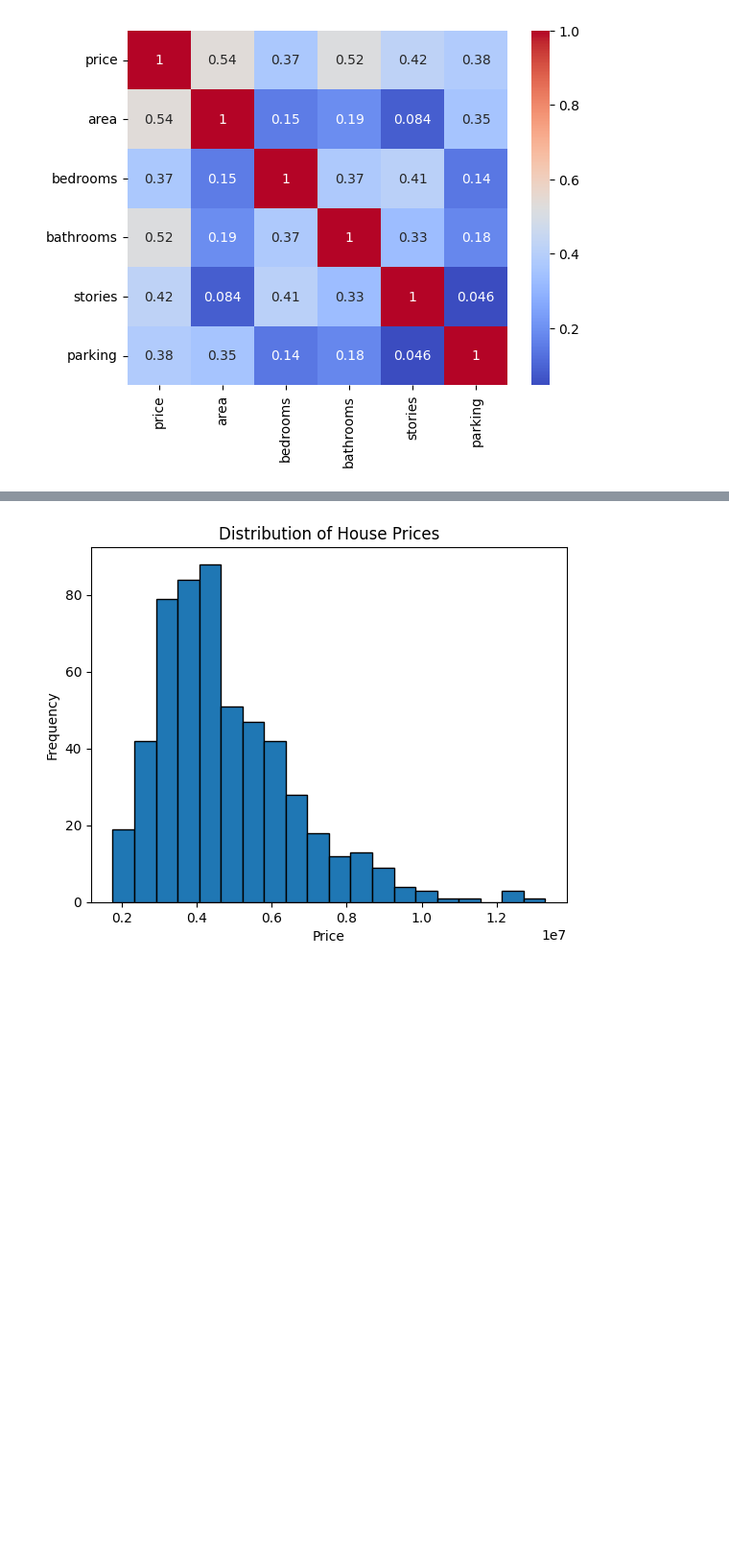
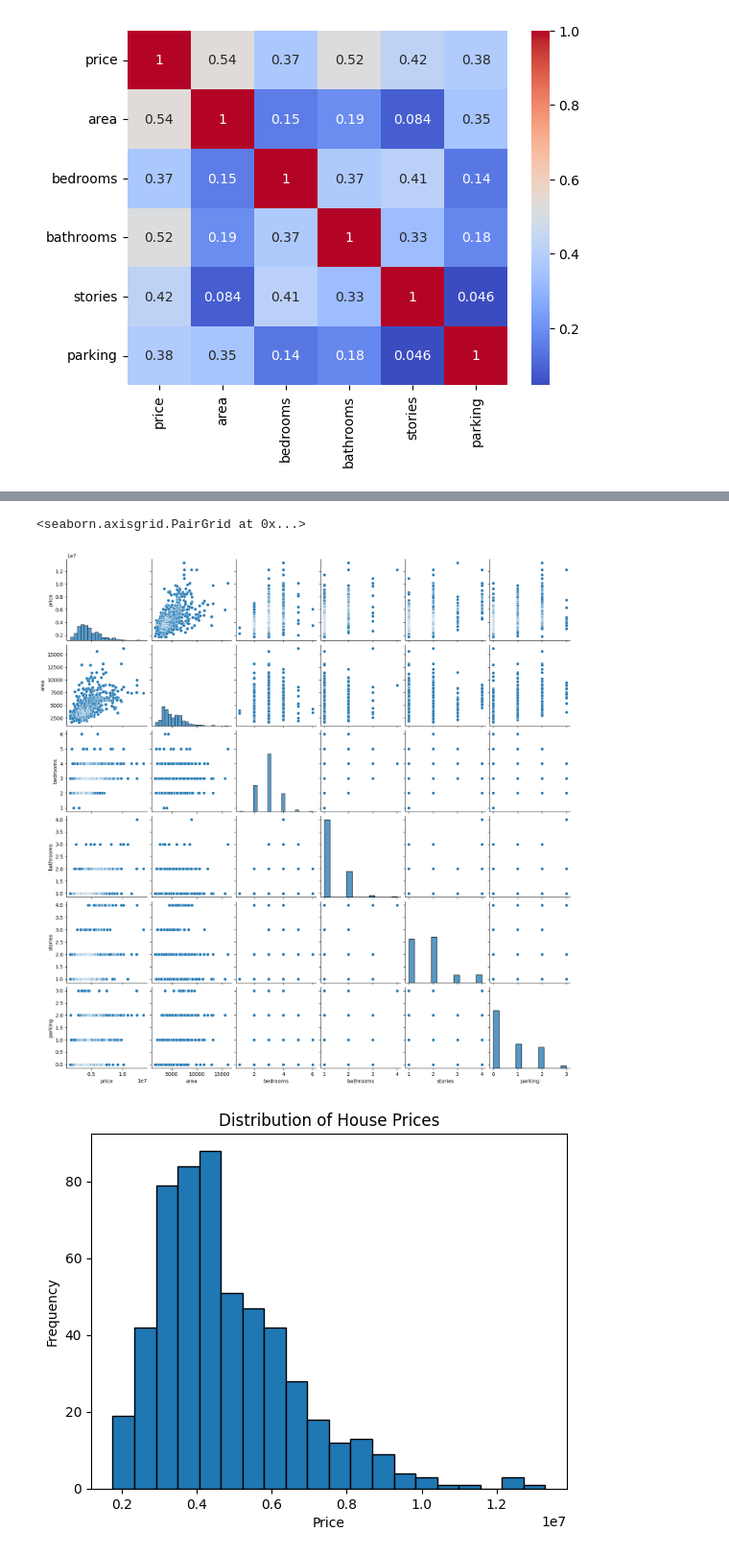
Before and after one commit to JherrerasPY/Project-001_House-Price-Prediction_Easy, a Jupyter notebook: house-price.ipynb, the cells around one changed output, grey strips where cells are left out. Shown at 96% size. Drawn from its saved outputs; the diff is of its cells as text; code cells hidden in the pictures; blank space fills up the shorter version.

```diff
--- a/house-price.ipynb
+++ b/house-price.ipynb
@@ -223,3 +263,8 @@ plt.show()
+# %%
+sns.pairplot(df)
+# %% [output]
+<seaborn.axisgrid.PairGrid at 0x...>
+[figure, added]
 # %%
 prices = df['price']
 
```
Also changed, not shown: parts of 15 cells of this notebook.
